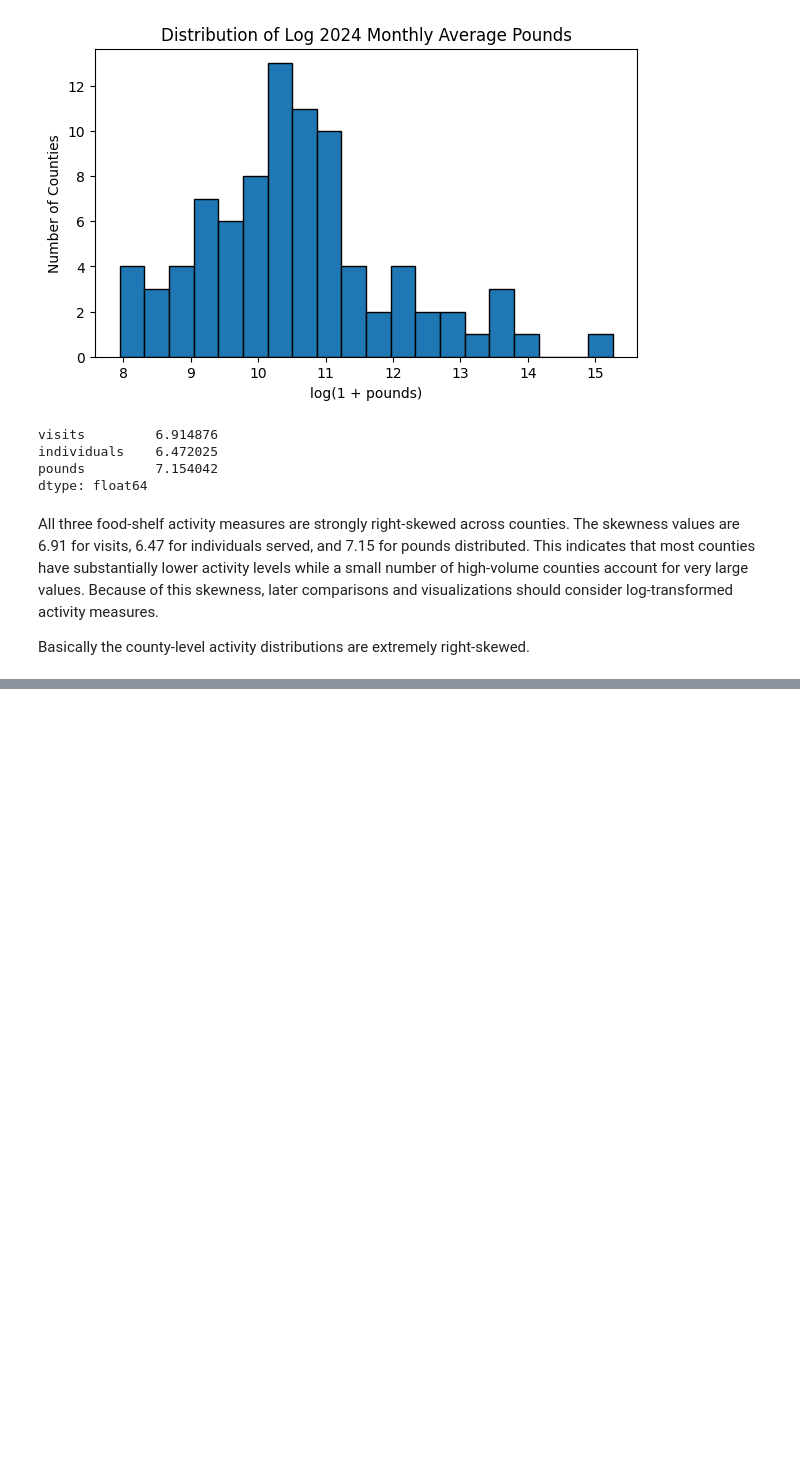
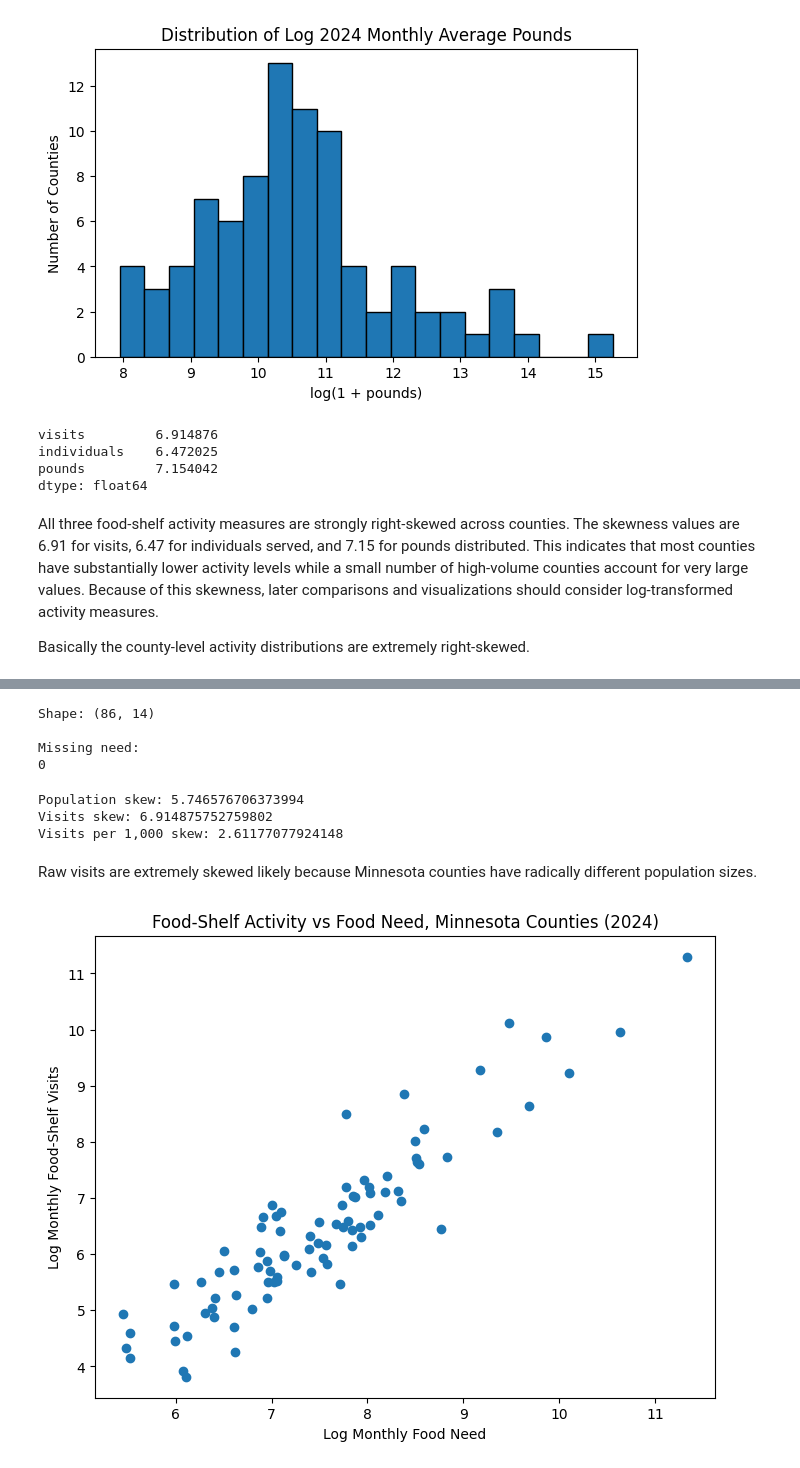
Before and after one commit to Hajar0Ahmed/MinneMUDAC2026Outliers, a Jupyter notebook: notebooks/county_table_2024.ipynb, the cells around one changed output, grey strips where cells are left out. Drawn from its saved outputs; the diff is of its cells as text; code cells hidden in the pictures; blank space fills up the shorter version.

```diff
--- a/notebooks/county_table_2024.ipynb
+++ b/notebooks/county_table_2024.ipynb
@@ -362,3 +362,10 @@ dtype: float64
 All three food-shelf activity measures are strongly right-skewed across counties. The skewness values are 6.91 for visits, 6.47 for individuals served, and 7.15 for pounds distributed. This indicates that most counties have substantially lower activity levels while a small number of high-volume counties account for very large values. Because of this skewness, later comparisons and visualizations should consider log-transformed activity measures.
 
 Basically  the county-level activity distributions are extremely right-skewed.
+# %%
+# Keeping only one county-name column
+if "county" in county_table.columns:
+    county_table = county_table.drop(columns=["county"])
+
+print(county_table.shape)
+print(county_table.columns.tolist())
@@ -364,0 +404,65 @@ Basically  the county-level activity distributions are extremely right-skewed.
+# %%
+need_2024 = mmg_2024[
+    ["fips", "need_people_month"]
+].copy()
+
+county_table = county_table.merge(
+    need_2024,
+    on="fips",
+    how="left",
+    validate="one_to_one"
+)
+
+print("Shape:", county_table.shape)
+
+print("\nMissing need:")
+print(county_table["need_people_month"].isna().sum())
+# %% [output]
+Shape: (86, 14)
+
+Missing need:
+0
+# %%
+county_table["visits_per_1000"] = (
+    county_table["visits"]
+    / county_table["population"]
+    * 1000
+)
+
+print("Population skew:",
+      county_table["population"].skew())
+
+print("Visits skew:",
+      county_table["visits"].skew())
+
+print("Visits per 1,000 skew:",
+      county_table["visits_per_1000"].skew())
+# %% [output]
+Population skew: 5.746576706373994
+Visits skew: 6.914875752759802
+Visits per 1,000 skew: 2.61177077924148
+# %% [markdown]
+Raw visits are extremely skewed likely because Minnesota counties have radically different population sizes.
+# %%
+county_table["log_visits"] = np.log(
+    county_table["visits"]
+)
+
+county_table["log_need"] = np.log(
+    county_table["need_people_month"]
+)
+
+plt.figure(figsize=(8, 6))
+
+plt.scatter(
+    county_table["log_need"],
+    county_table["log_visits"]
+)
+
+plt.xlabel("Log Monthly Food Need")
+plt.ylabel("Log Monthly Food-Shelf Visits")
+plt.title("Food-Shelf Activity vs Food Need, Minnesota Counties (2024)")
+
+plt.show()
+# %% [output]
+[figure, added]
```
Also changed, not shown: parts of 6 cells of this notebook.
